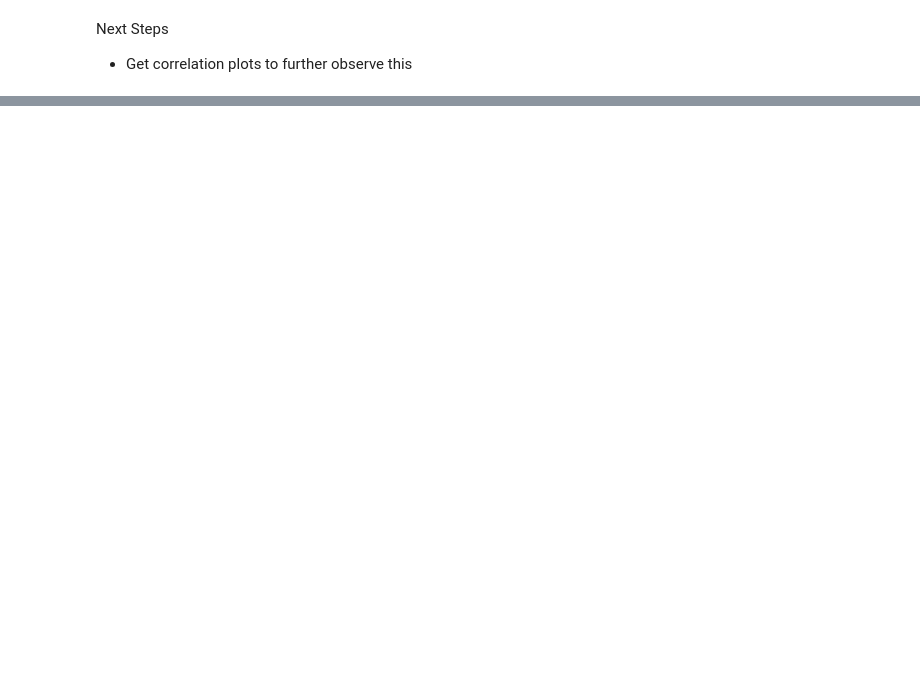
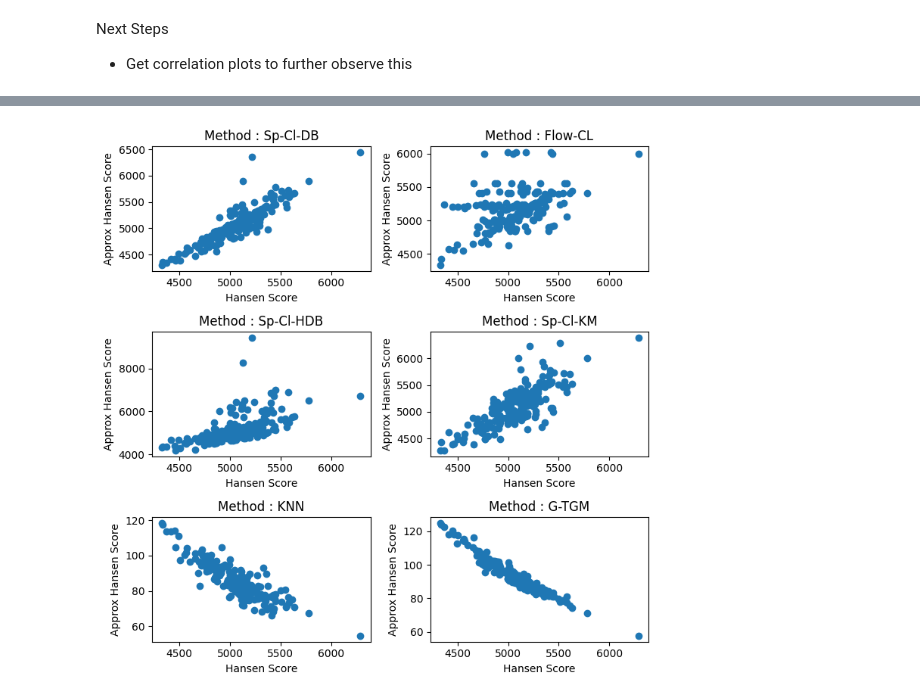
Before and after one commit to cmconlan/efficient_and_dynamic_accessibility_analysis, a Jupyter notebook: 10-analyse-results-chapter-3-part1.ipynb, the cells around one changed output, grey strips where cells are left out. Saved outputs shown, nothing was run; the diff lists cells and outputs as text; code cells hidden in the pictures; blank space fills up the shorter version.

```diff
--- a/10-analyse-results-chapter-3-part1.ipynb
+++ b/10-analyse-results-chapter-3-part1.ipynb
@@ -183,0 +248,22 @@ Next Steps
+# %%
+fig, ax = plt.subplots(3,2,figsize=(7.5,7.5))
+
+stratum = 'wdam'
+
+across = 0
+down = 0
+for m in methods_to_analyse:
+    ax[down,across].scatter(performance[it][stratum][gt],performance[it][stratum][m])
+    ax[down,across].set_xlabel('Hansen Score')
+    ax[down,across].set_ylabel('Approx Hansen Score')
+    ax[down,across].set_title('Method : {}'.format(methods_labels[m]))
+    across += 1
+    if across == 2:
+        down += 1
+        across = 0
+
+plt.tight_layout()
+plt.savefig(outputdir+'ch3_methods_vs_ground_truth.pdf')
+plt.show()
+# %% [output]
+[figure, added]
```
Also changed, not shown: parts of 6 cells of this notebook, 2 other files.
